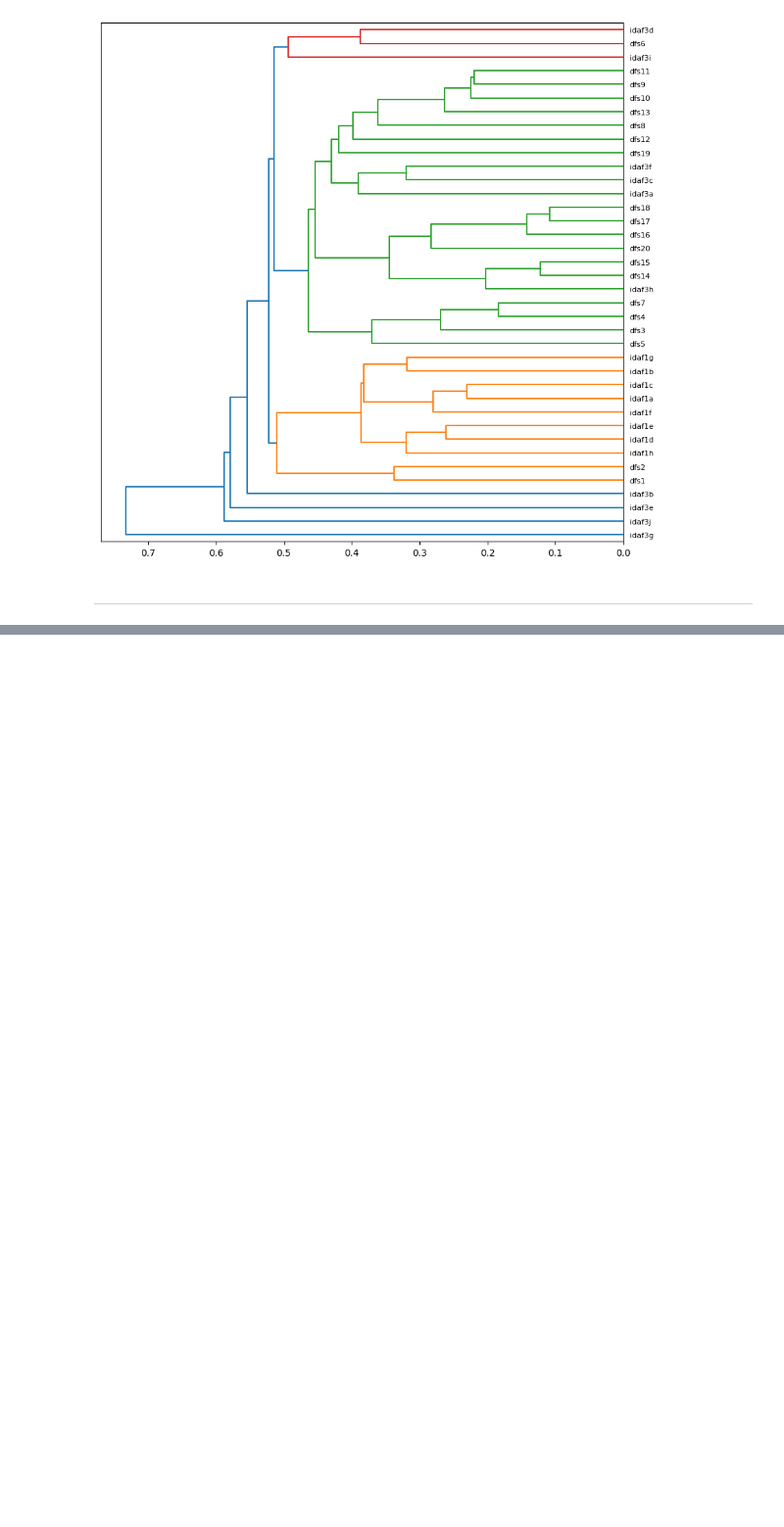
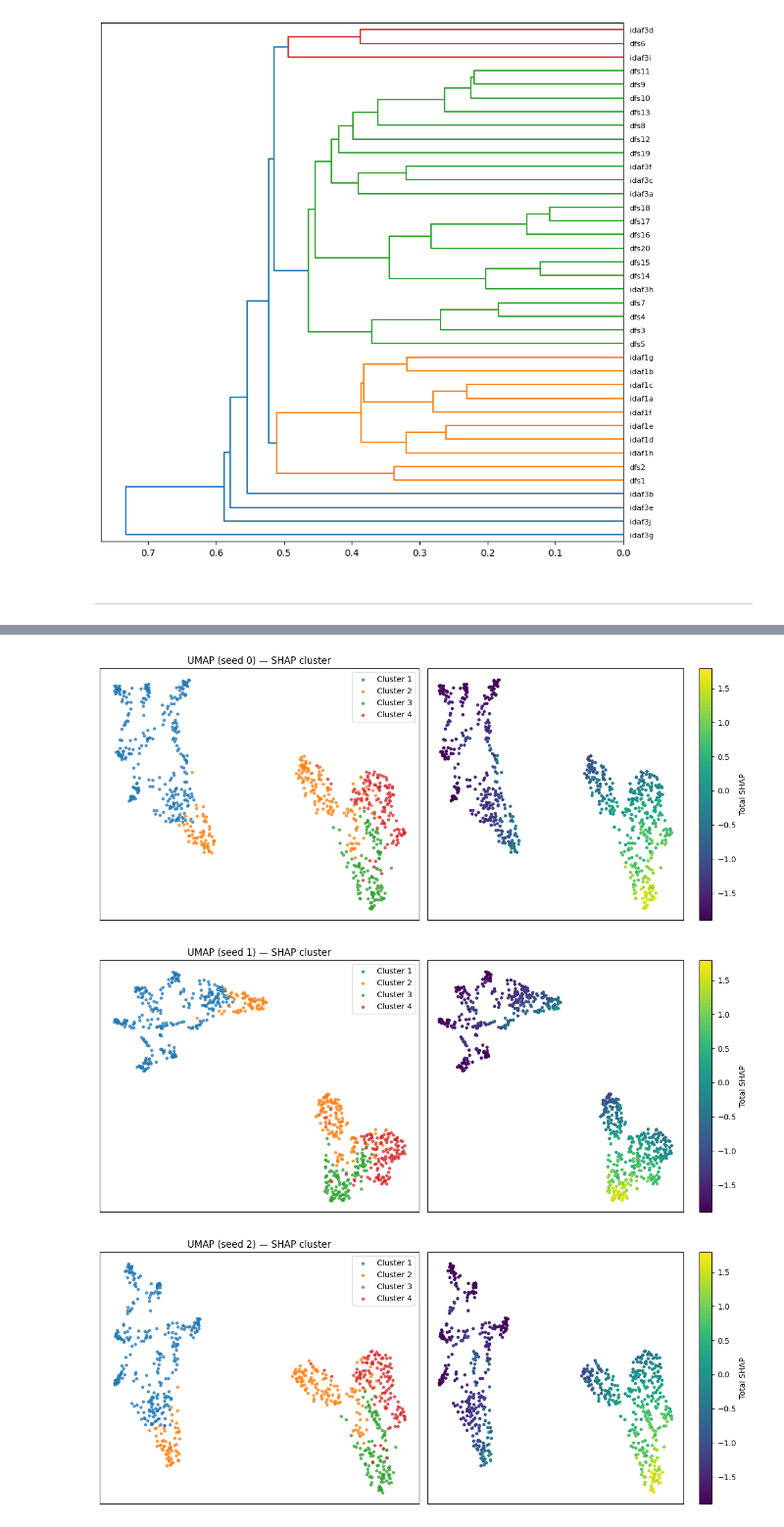
Before and after one commit to oral-health-and-disease-ontologies/DFA-Study, a Jupyter notebook: notebooks/DFA-cluster-analysis.ipynb, the cells around one changed output, grey strips where cells are left out. Shown at 98% size. Drawn from its saved outputs; the diff is of its cells as text; code cells hidden in the pictures; blank space fills up the shorter version.

```diff
--- a/notebooks/DFA-cluster-analysis.ipynb
+++ b/notebooks/DFA-cluster-analysis.ipynb
@@ -889,0 +1109,16 @@ The independence of cost supports distinguishing cost- or access-driven avoidanc
+# %%
+for seed in (0, 1, 2):                                   # check that the picture is stable across seeds
+    emb = UMAP(n_neighbors=30, min_dist=0.3, metric="euclidean",
+                    random_state=seed).fit_transform(sv)
+    fig, axes = plt.subplots(1, 2, figsize=(12, 5))
+    for c in np.unique(lab_s):
+        axes[0].scatter(*emb[lab_s == c].T, s=10, alpha=0.7, label=f"Cluster {c}")
+    axes[0].legend(); axes[0].set_title(f"UMAP (seed {seed}) — SHAP cluster")
+    sc = axes[1].scatter(*emb.T, c=sv_total, cmap="viridis", s=10)
+    fig.colorbar(sc, ax=axes[1], label="Total SHAP")
+    for a in axes: a.set_xticks([]); a.set_yticks([])     # axes carry no meaning
+    plt.tight_layout(); plt.show()
+# %% [output]
+[figure, added]
+[figure, added]
+[figure, added]
```
Also changed, not shown: parts of 24 cells of this notebook.
